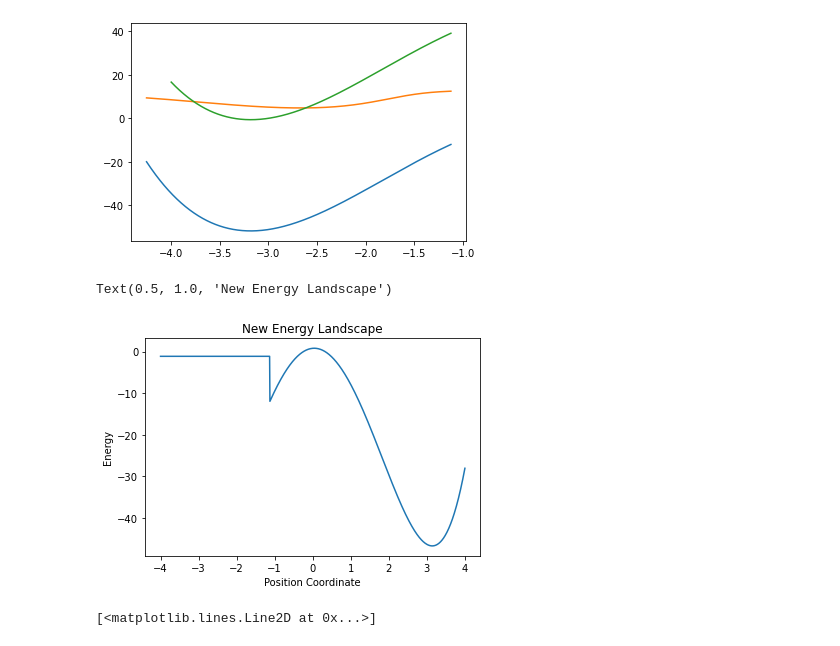
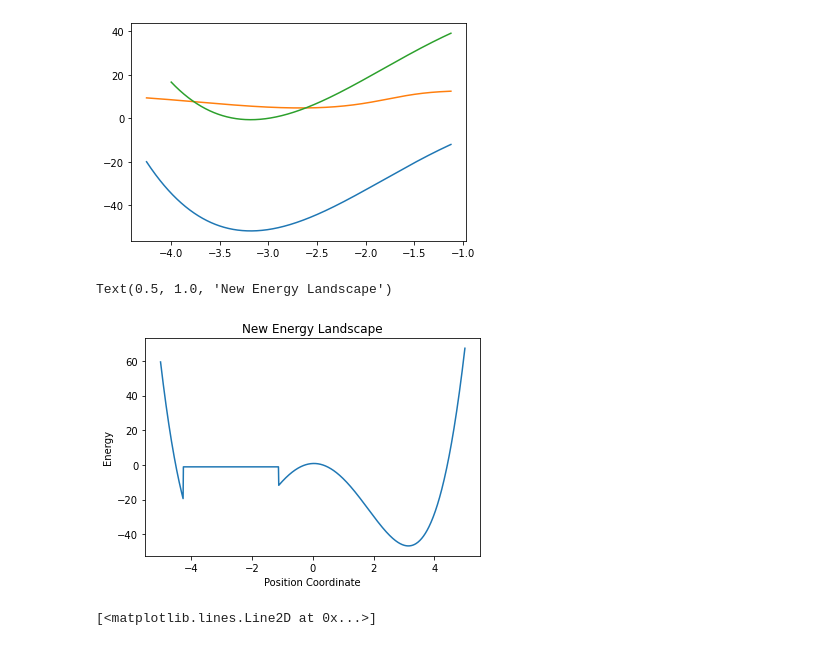
Before and after one commit to BloonCorps/IAP2022, a Jupyter notebook: my_experiments/enhanced_sampling.ipynb, the cells around one changed output. Cells and saved outputs as stored; diff of their text form; code cells hidden in the pictures.

```diff
--- a/my_experiments/enhanced_sampling.ipynb
+++ b/my_experiments/enhanced_sampling.ipynb
@@ -196,19 +196,19 @@ plt.plot(lines, U_x_curve_0)
 # %%
 def new_V_x(x, params=params_init):
     if range_min < float(x) < range_max:
         return max_in_region
     else:
         return true_V_x(x, params_init)
 
-lines = np.linspace(-4, 4, 1000)
+lines = np.linspace(-5, 5, 1000)
 V_x_curve = [new_V_x(x) for x in lines]
 plt.plot(lines, V_x_curve)
 plt.xlabel("Position Coordinate")
 plt.ylabel("Energy")
 plt.title("New Energy Landscape")
 # %% [output]
 Text(0.5, 1.0, 'New Energy Landscape')
-[figure, old version]
+[figure, new version]
 # %%
 new_p_x = lambda a: p_x(a, V_x=new_V_x)
 lines = np.linspace(-4, 4, 1000)
```
Also changed, not shown: parts of 2 cells of this notebook.
